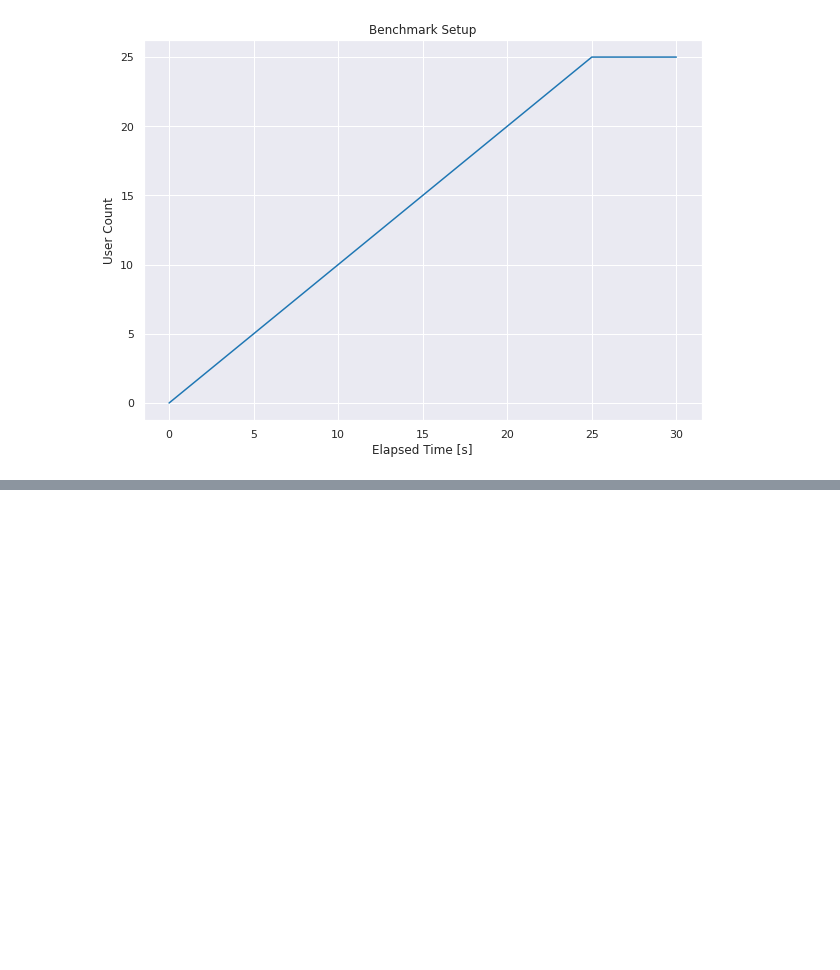
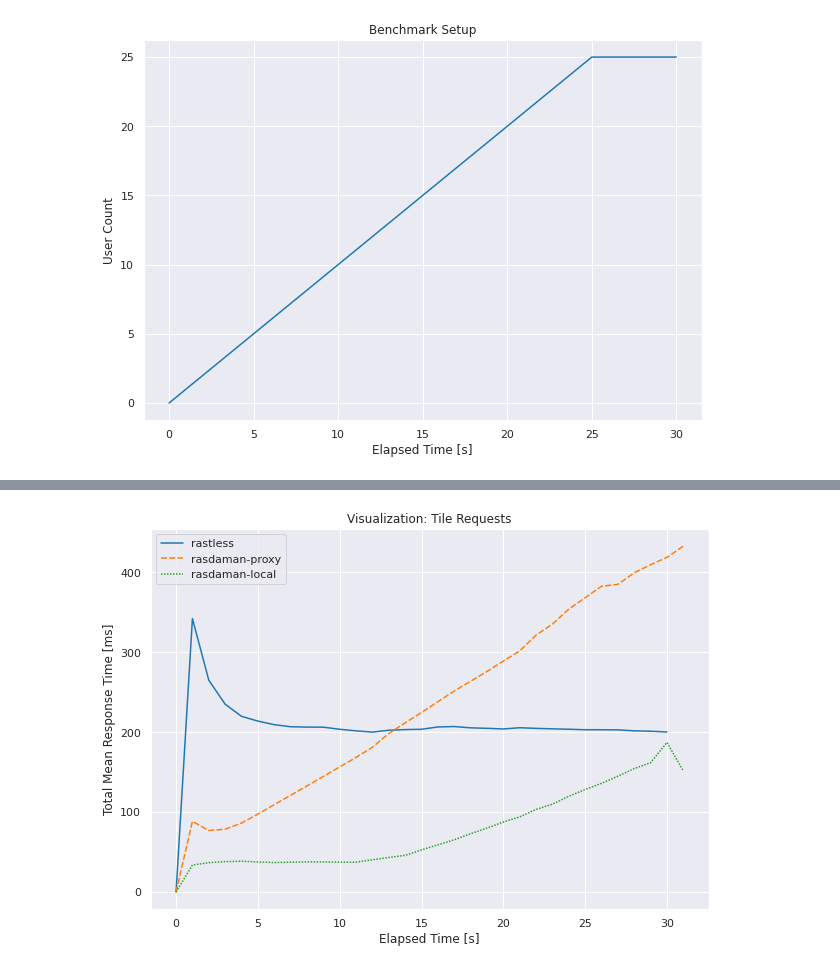
Before and after one commit to MarcelCode/rastless-benchmarks, a Jupyter notebook: analysis/notebooks/visualization.ipynb, the cells around one changed output, grey strips where cells are left out. Saved outputs shown, nothing was run; the diff lists cells and outputs as text; code cells hidden in the pictures; blank space fills up the shorter version.

```diff
--- a/analysis/notebooks/visualization.ipynb
+++ b/analysis/notebooks/visualization.ipynb
@@ -44 +38,10 @@ plt.savefig("./result_images/total_median_response_time.pdf")
+# %%
+df_median_response = combine_result(system_dfs_combined, "Total Average Response Time")
+# %%
+ax = sns.lineplot(data=df_median_response)
+ax.set(ylabel='Total Mean Response Time [ms]')
+ax.set_title('Visualization: Tile Requests')
+plt.savefig("./result_images/total_mean_response_time.pdf")
+# %% [output]
+[figure, added]
 # %%
```
Also changed, not shown: parts of 13 cells of this notebook, 41 other files.
